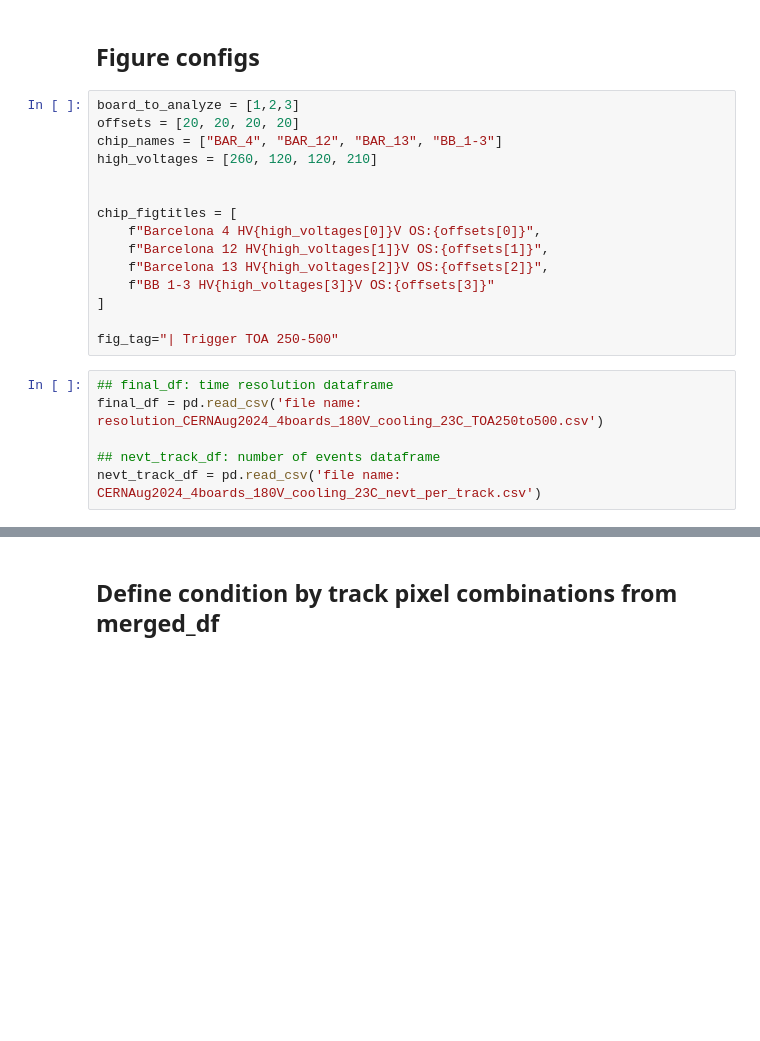
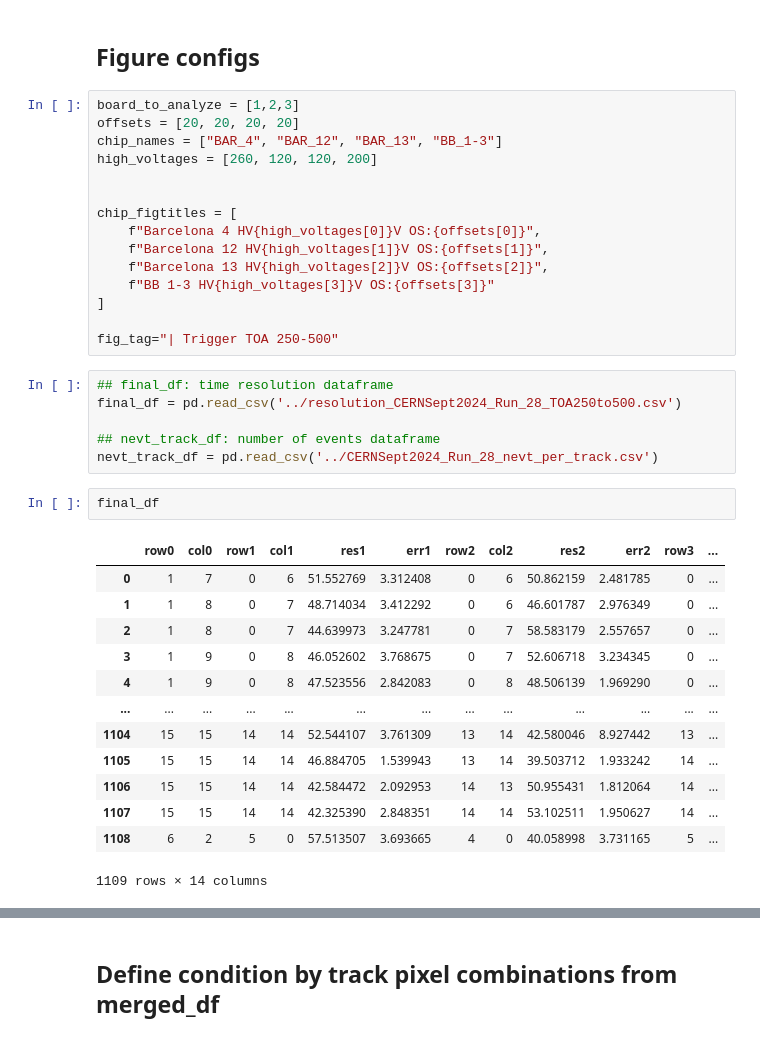
Before and after one commit to CMS-ETROC/ETROC-Analysis, a Jupyter notebook: TestBeam/plot_summary.ipynb, the cells around one changed output, grey strips where cells are left out. Saved outputs shown, nothing was run; the diff lists cells and outputs as text; blank space fills up the shorter version.

```diff
--- a/TestBeam/plot_summary.ipynb
+++ b/TestBeam/plot_summary.ipynb
@@ -9,7 +9,7 @@ import numpy as np
 board_to_analyze = [1,2,3]
 offsets = [20, 20, 20, 20]
 chip_names = ["BAR_4", "BAR_12", "BAR_13", "BB_1-3"]
-high_voltages = [260, 120, 120, 210]
+high_voltages = [260, 120, 120, 200]
 
 
 chip_figtitles = [
@@ -22,7 +22,23 @@ chip_figtitles = [
 fig_tag="| Trigger TOA 250-500"
 # %%
 ## final_df: time resolution dataframe
-final_df = pd.read_csv('file name: resolution_CERNAug2024_4boards_180V_cooling_23C_TOA250to500.csv')
+final_df = pd.read_csv('../resolution_CERNSept2024_Run_28_TOA250to500.csv')
 
 ## nevt_track_df: number of events dataframe
-nevt_track_df = pd.read_csv('file name: CERNAug2024_4boards_180V_cooling_23C_nevt_per_track.csv')
+nevt_track_df = pd.read_csv('../CERNSept2024_Run_28_nevt_per_track.csv')
+# %%
+final_df
+# %% [output]
+|  | row0 | col0 | row1 | col1 | res1 | err1 | row2 | col2 | res2 | err2 | row3 | ... |
+| 0 | 1 | 7 | 0 | 6 | 51.552769 | 3.312408 | 0 | 6 | 50.862159 | 2.481785 | 0 | ... |
+| 1 | 1 | 8 | 0 | 7 | 48.714034 | 3.412292 | 0 | 6 | 46.601787 | 2.976349 | 0 | ... |
+| 2 | 1 | 8 | 0 | 7 | 44.639973 | 3.247781 | 0 | 7 | 58.583179 | 2.557657 | 0 | ... |
+| 3 | 1 | 9 | 0 | 8 | 46.052602 | 3.768675 | 0 | 7 | 52.606718 | 3.234345 | 0 | ... |
+| 4 | 1 | 9 | 0 | 8 | 47.523556 | 2.842083 | 0 | 8 | 48.506139 | 1.969290 | 0 | ... |
+| ... | ... | ... | ... | ... | ... | ... | ... | ... | ... | ... | ... | ... |
+| 1104 | 15 | 15 | 14 | 14 | 52.544107 | 3.761309 | 13 | 14 | 42.580046 | 8.927442 | 13 | ... |
+| 1105 | 15 | 15 | 14 | 14 | 46.884705 | 1.539943 | 13 | 14 | 39.503712 | 1.933242 | 14 | ... |
+| 1106 | 15 | 15 | 14 | 14 | 42.584472 | 2.092953 | 14 | 13 | 50.955431 | 1.812064 | 14 | ... |
+| 1107 | 15 | 15 | 14 | 14 | 42.325390 | 2.848351 | 14 | 14 | 53.102511 | 1.950627 | 14 | ... |
+| 1108 | 6 | 2 | 5 | 0 | 57.513507 | 3.693665 | 4 | 0 | 40.058998 | 3.731165 | 5 | ... |
+1109 rows × 14 columns
```
Also changed, not shown: parts of 5 cells of this notebook.
